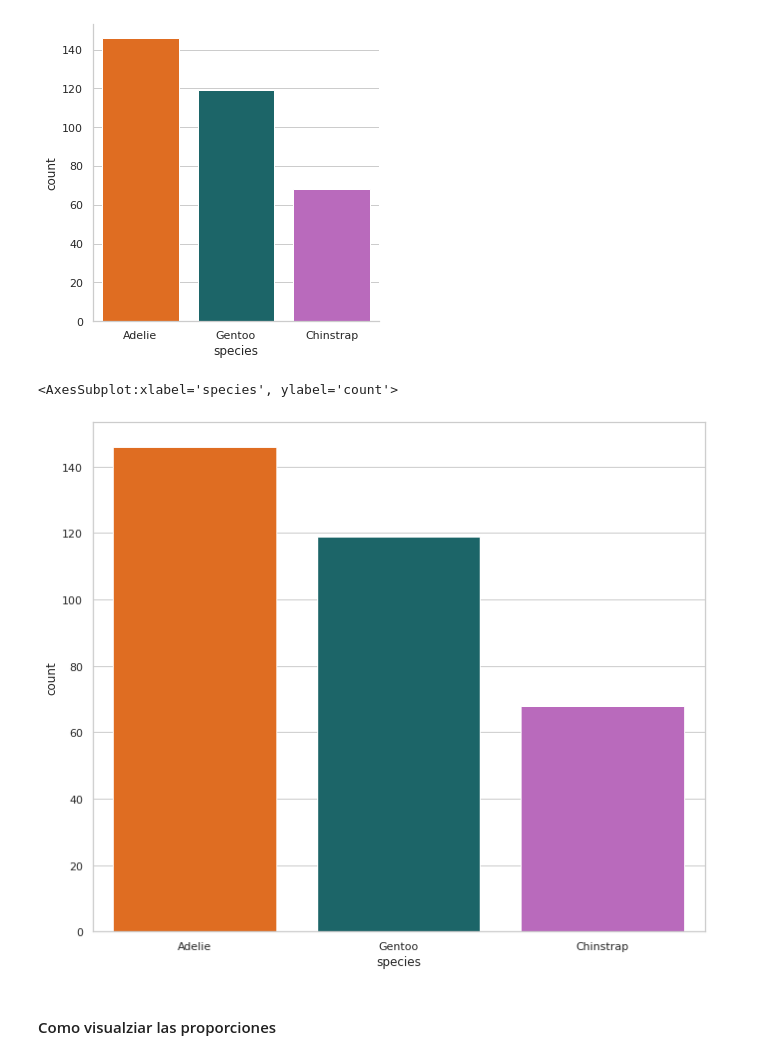
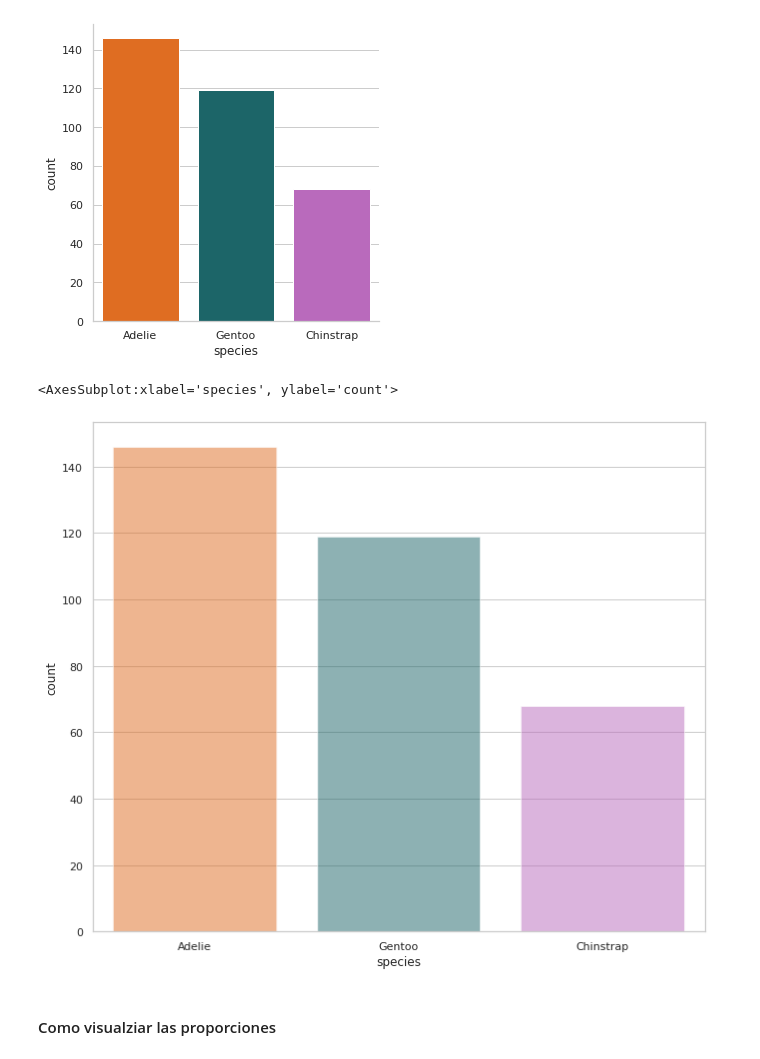
Before and after one commit to mazzaroli/EDA, a Jupyter notebook: article/notebook.ipynb, the cells around one changed output. Drawn from its saved outputs; the diff is of its cells as text; code cells hidden in the pictures.

```diff
--- a/article/notebook.ipynb
+++ b/article/notebook.ipynb
@@ -561,12 +543,12 @@ Veremos a comparacion de antes que tendremos menos filas, por lo que guardaremos
 # %% [output]
 ((344, 8), (333, 8))
 # %%
-processed_penguins_df = (
+penguins_df = (
     preprocess_penguins_df
     .dropna()
 )
 
-processed_penguins_df
+penguins_df
 # %% [output]
 |  | species | island | bill_length_mm | bill_depth_mm | flipper_length_mm | body_mass_g | sex | year |
 | 0 | Adelie | Torgersen | 39.1 | 18.7 | 181.0 | 3750.0 | male | 2007 |
@@ -694,23 +693,24 @@ sns.catplot(
 # %%
 
 (
-    processed_penguins_df
+    penguins_df
     .value_counts('species',sort=True)
     .reset_index(name='count')
     .pipe(
         lambda df: (
             sns.barplot(
                 data=df,
                 x='species',
                 y='count',
-                palette=penguin_color
+                palette=penguin_color,
+                alpha=0.5
             )
         )
     )
 )
 # %% [output]
 <AxesSubplot:xlabel='species', ylabel='count'>
-[figure, old version]
+[figure, new version]
 # %% [markdown]
 #### Como visualziar las proporciones
 # %%
```
Also changed, not shown: parts of 36 cells of this notebook, 1 other file.
